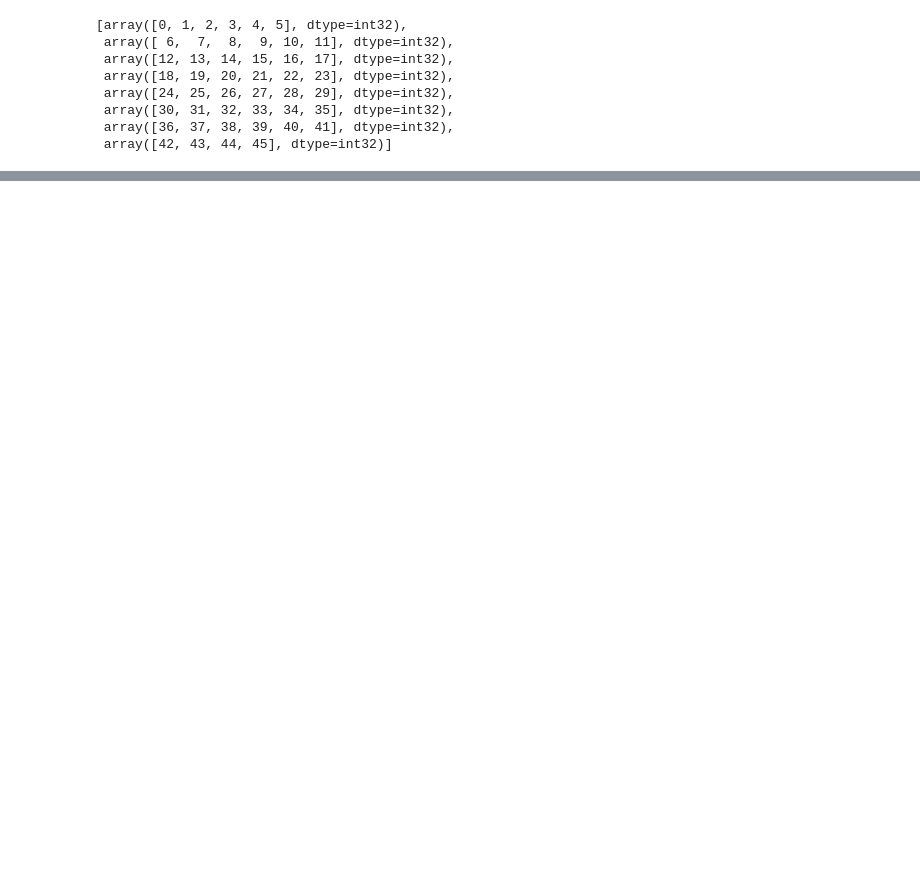
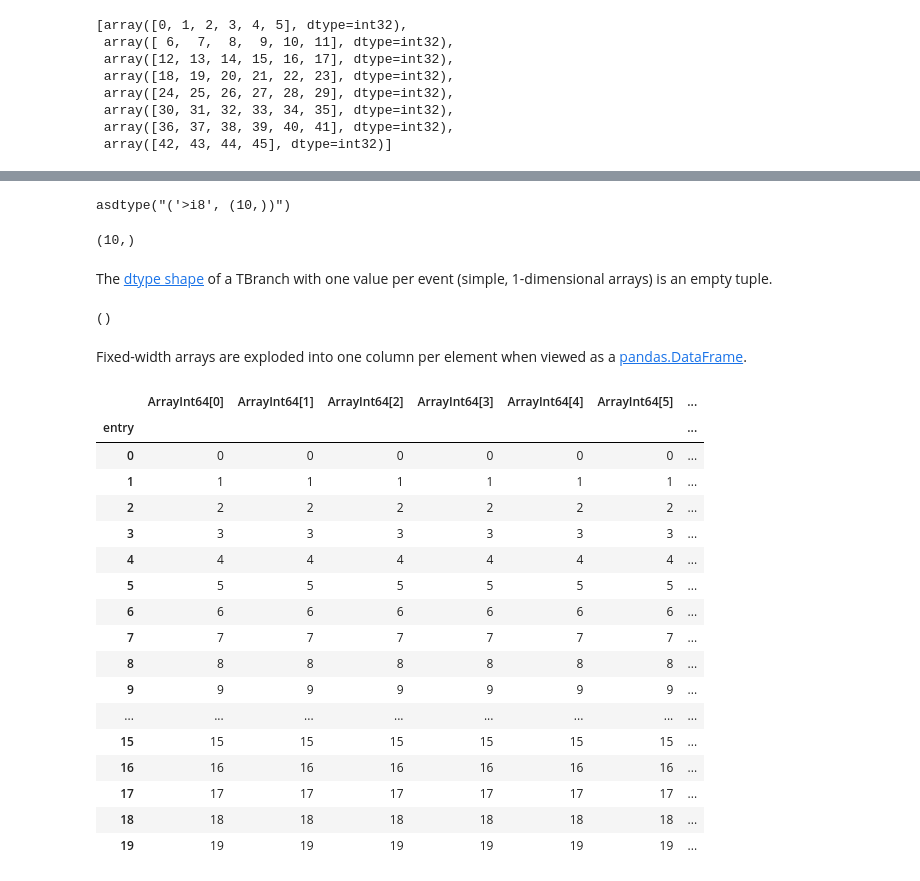
Before and after one commit to scikit-hep/uproot3, a Jupyter notebook: binder/tutorial.ipynb, the cells around one changed output, grey strips where cells are left out. Saved outputs shown, nothing was run; the diff lists cells and outputs as text; code cells hidden in the pictures; blank space fills up the shorter version.

```diff
--- a/binder/tutorial.ipynb
+++ b/binder/tutorial.ipynb
@@ -943,0 +1045,4 @@ Note that `pandas.DataFrame` is also a recognized option for all **outputtype**
+# %%
+tree = uproot.open("http://scikit-hep.org/uproot/examples/nesteddirs.root")["one/two/tree"]
+array = tree.array("ArrayInt64", entrystop=20)
+array
@@ -943,0 +1078,37 @@ Note that `pandas.DataFrame` is also a recognized option for all **outputtype**
+# %%
+tree["ArrayInt64"].interpretation
+# %% [output]
+asdtype("('>i8', (10,))")
+# %%
+tree["ArrayInt64"].interpretation.todtype.shape
+# %% [output]
+(10,)
+# %% [markdown]
+The [dtype shape](https://docs.scipy.org/doc/numpy/reference/generated/numpy.dtype.shape.html) of a TBranch with one value per event (simple, 1-dimensional arrays) is an empty tuple.
+# %%
+tree["Int64"].interpretation.todtype.shape
+# %% [output]
+()
+# %% [markdown]
+Fixed-width arrays are exploded into one column per element when viewed as a [pandas.DataFrame](https://pandas.pydata.org/pandas-docs/stable/reference/api/pandas.DataFrame.html).
+# %%
+tree.pandas.df("ArrayInt64", entrystop=20)
+# %% [output]
+|  | ArrayInt64[0] | ArrayInt64[1] | ArrayInt64[2] | ArrayInt64[3] | ArrayInt64[4] | ArrayInt64[5] | ... |
+| entry |  |  |  |  |  |  | ... |
+| 0 | 0 | 0 | 0 | 0 | 0 | 0 | ... |
+| 1 | 1 | 1 | 1 | 1 | 1 | 1 | ... |
+| 2 | 2 | 2 | 2 | 2 | 2 | 2 | ... |
+| 3 | 3 | 3 | 3 | 3 | 3 | 3 | ... |
+| 4 | 4 | 4 | 4 | 4 | 4 | 4 | ... |
+| 5 | 5 | 5 | 5 | 5 | 5 | 5 | ... |
+| 6 | 6 | 6 | 6 | 6 | 6 | 6 | ... |
+| 7 | 7 | 7 | 7 | 7 | 7 | 7 | ... |
+| 8 | 8 | 8 | 8 | 8 | 8 | 8 | ... |
+| 9 | 9 | 9 | 9 | 9 | 9 | 9 | ... |
+| ... | ... | ... | ... | ... | ... | ... | ... |
+| 15 | 15 | 15 | 15 | 15 | 15 | 15 | ... |
+| 16 | 16 | 16 | 16 | 16 | 16 | 16 | ... |
+| 17 | 17 | 17 | 17 | 17 | 17 | 17 | ... |
+| 18 | 18 | 18 | 18 | 18 | 18 | 18 | ... |
+| 19 | 19 | 19 | 19 | 19 | 19 | 19 | ... |
```
Also changed, not shown: parts of 477 cells of this notebook, 6 other files.
